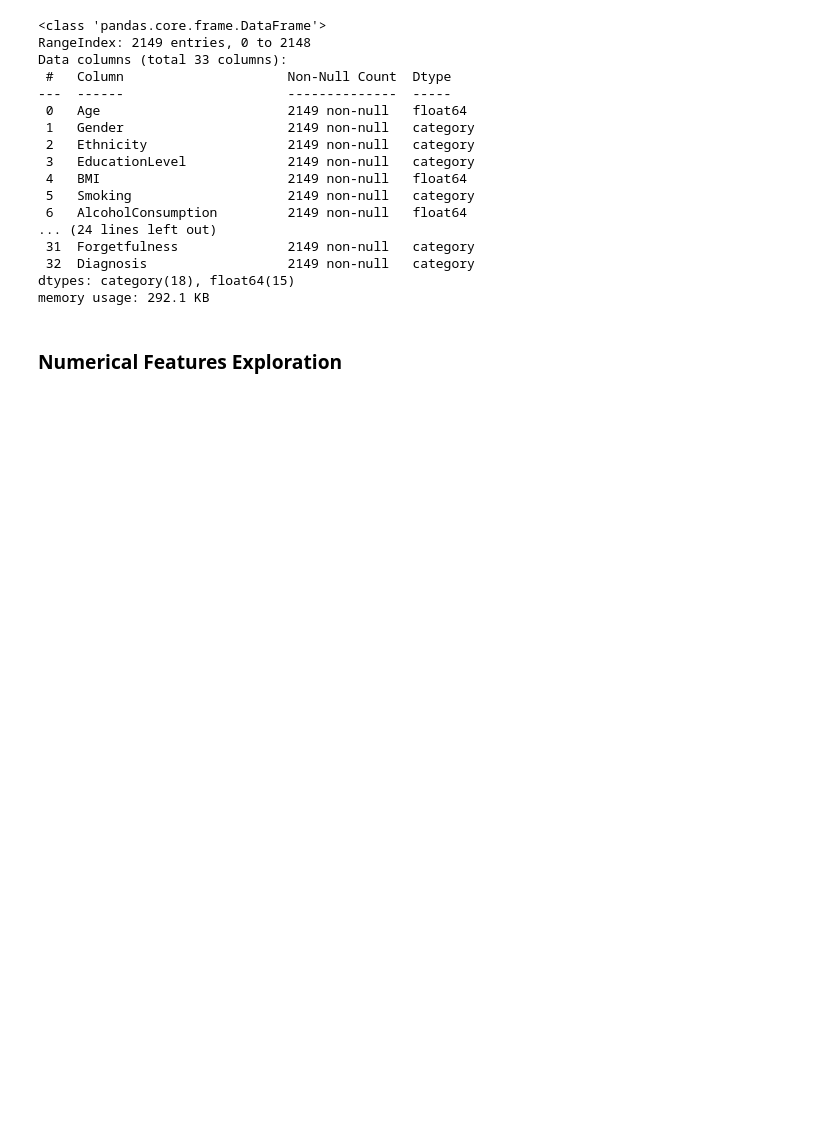
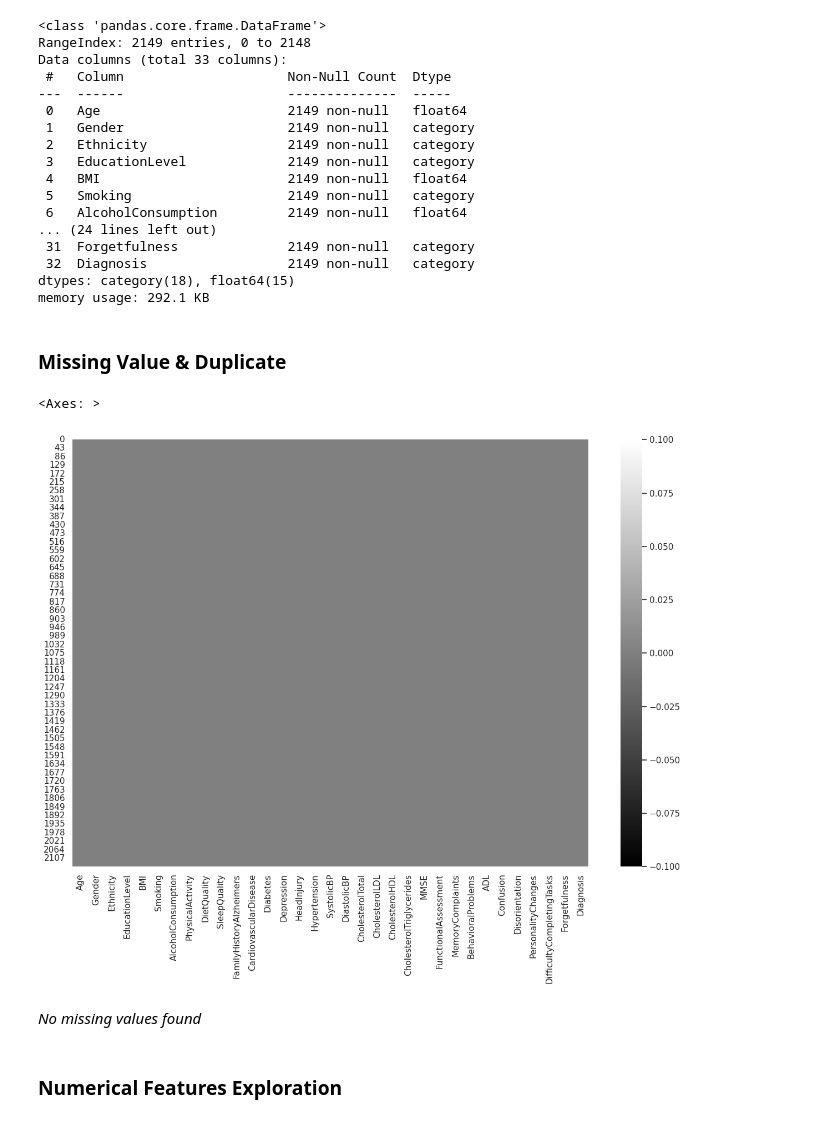
Before and after one commit to lovecrushfamily/Alzheimer_Disease, a Jupyter notebook: notebook.ipynb, the cells around one changed output. Drawn from its saved outputs; the diff is of its cells as text; code cells hidden in the pictures; blank space fills up the shorter version.

```diff
--- a/notebook.ipynb
+++ b/notebook.ipynb
@@ -136,6 +137,16 @@ Data columns (total 33 columns):
  32  Diagnosis                  2149 non-null   category
 dtypes: category(18), float64(15)
 memory usage: 292.1 KB
+# %% [markdown]
+### Missing Value & Duplicate
+# %%
+plt.subplots(figsize=(15, 10))
+sns.heatmap(alzheimer_df.isnull(), cmap='gray')
+# %% [output]
+<Axes: >
+[figure, added]
+# %% [markdown]
+*No missing values found*
 # %% [markdown]
 ### Numerical Features Exploration
 # %%
```
Also changed, not shown: parts of 13 cells of this notebook, 1 other file.
